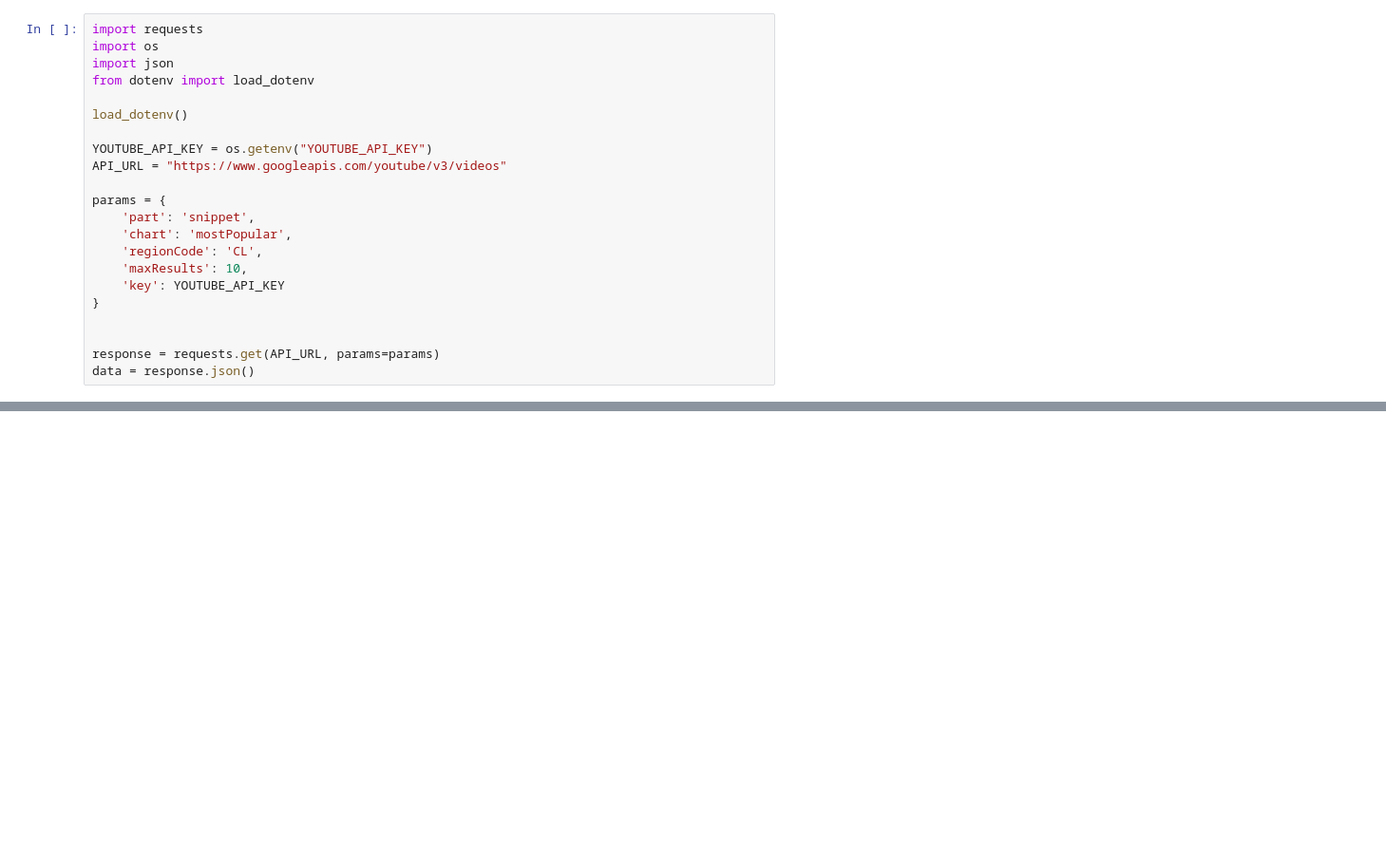
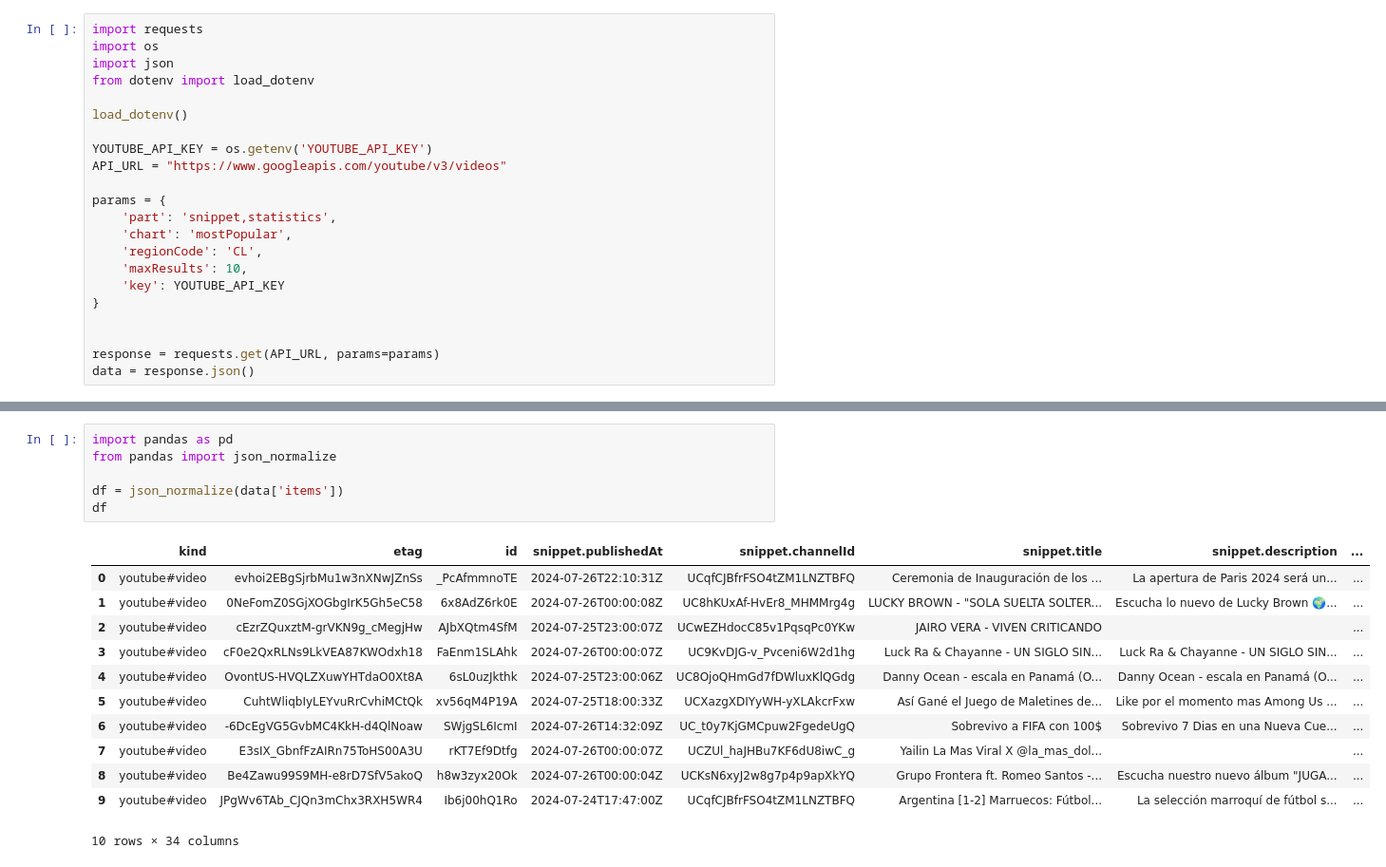
Before and after one commit to ArielBeaz/DataEngineer, a Jupyter notebook: Proyecto/Entregable1.ipynb, the cells around one changed output, grey strips where cells are left out. Shown: that part at 95% size. Drawn from its saved outputs; the diff is of its cells as text; blank space fills up the shorter version.

```diff
--- a/Proyecto/Entregable1.ipynb
+++ b/Proyecto/Entregable1.ipynb
@@ -6,11 +6,11 @@ from dotenv import load_dotenv
 
 load_dotenv()
 
-YOUTUBE_API_KEY = os.getenv("YOUTUBE_API_KEY")
+YOUTUBE_API_KEY = os.getenv('YOUTUBE_API_KEY')
 API_URL = "https://www.googleapis.com/youtube/v3/videos"
 
 params = {
-    'part': 'snippet',
+    'part': 'snippet,statistics',
     'chart': 'mostPopular',
     'regionCode': 'CL',
     'maxResults': 10,
@@ -28,0 +63,19 @@ NameError: name 'data' is not defined
+# %%
+import pandas as pd
+from pandas import json_normalize
+
+df = json_normalize(data['items'])
+df
+# %% [output]
+|  | kind | etag | id | snippet.publishedAt | snippet.channelId | snippet.title | snippet.description | ... |
+| 0 | youtube#video | evhoi2EBgSjrbMu1w3nXNwJZnSs | _PcAfmmnoTE | 2024-07-26T22:10:31Z | UCqfCJBfrFSO4tZM1LNZTBFQ | Ceremonia de Inauguración de los ... | La apertura de Paris 2024 será un... | ... |
+| 1 | youtube#video | 0NeFomZ0SGjXOGbgIrK5Gh5eC58 | 6x8AdZ6rk0E | 2024-07-26T00:00:08Z | UC8hKUxAf-HvEr8_MHMMrg4g | LUCKY BROWN - "SOLA SUELTA SOLTER... | Escucha lo nuevo de Lucky Brown 🌍... | ... |
+| 2 | youtube#video | cEzrZQuxztM-grVKN9g_cMegjHw | AJbXQtm4SfM | 2024-07-25T23:00:07Z | UCwEZHdocC85v1PqsqPc0YKw | JAIRO VERA - VIVEN CRITICANDO |  | ... |
+| 3 | youtube#video | cF0e2QxRLNs9LkVEA87KWOdxh18 | FaEnm1SLAhk | 2024-07-26T00:00:07Z | UC9KvDJG-v_Pvceni6W2d1hg | Luck Ra & Chayanne - UN SIGLO SIN... | Luck Ra & Chayanne - UN SIGLO SIN... | ... |
+| 4 | youtube#video | OvontUS-HVQLZXuwYHTdaO0Xt8A | 6sL0uzJkthk | 2024-07-25T23:00:06Z | UC8OjoQHmGd7fDWluxKlQGdg | Danny Ocean - escala en Panamá (O... | Danny Ocean - escala en Panamá (O... | ... |
+| 5 | youtube#video | CuhtWliqbIyLEYvuRrCvhiMCtQk | xv56qM4P19A | 2024-07-25T18:00:33Z | UCXazgXDIYyWH-yXLAkcrFxw | Así Gané el Juego de Maletines de... | Like por el momento mas Among Us ... | ... |
+| 6 | youtube#video | -6DcEgVG5GvbMC4KkH-d4QlNoaw | SWjgSL6IcmI | 2024-07-26T14:32:09Z | UC_t0y7KjGMCpuw2FgedeUgQ | Sobrevivo a FIFA con 100$ | Sobrevivo 7 Dias en una Nueva Cue... | ... |
+| 7 | youtube#video | E3sIX_GbnfFzAIRn75ToHS00A3U | rKT7Ef9Dtfg | 2024-07-26T00:00:07Z | UCZUl_haJHBu7KF6dU8iwC_g | Yailin La Mas Viral X @la_mas_dol... |  | ... |
+| 8 | youtube#video | Be4Zawu99S9MH-e8rD7SfV5akoQ | h8w3zyx20Ok | 2024-07-26T00:00:04Z | UCKsN6xyJ2w8g7p4p9apXkYQ | Grupo Frontera ft. Romeo Santos -... | Escucha nuestro nuevo álbum "JUGA... | ... |
+| 9 | youtube#video | JPgWv6TAb_CJQn3mChx3RXH5WR4 | Ib6j00hQ1Ro | 2024-07-24T17:47:00Z | UCqfCJBfrFSO4tZM1LNZTBFQ | Argentina [1-2] Marruecos: Fútbol... | La selección marroquí de fútbol s... | ... |
+10 rows × 34 columns
```
Also changed, not shown: parts of 5 cells of this notebook.
